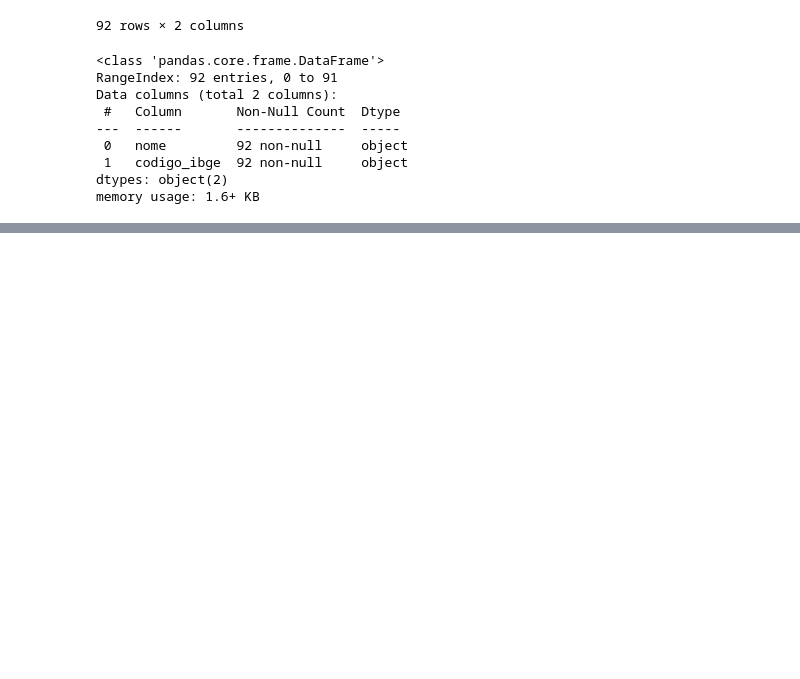
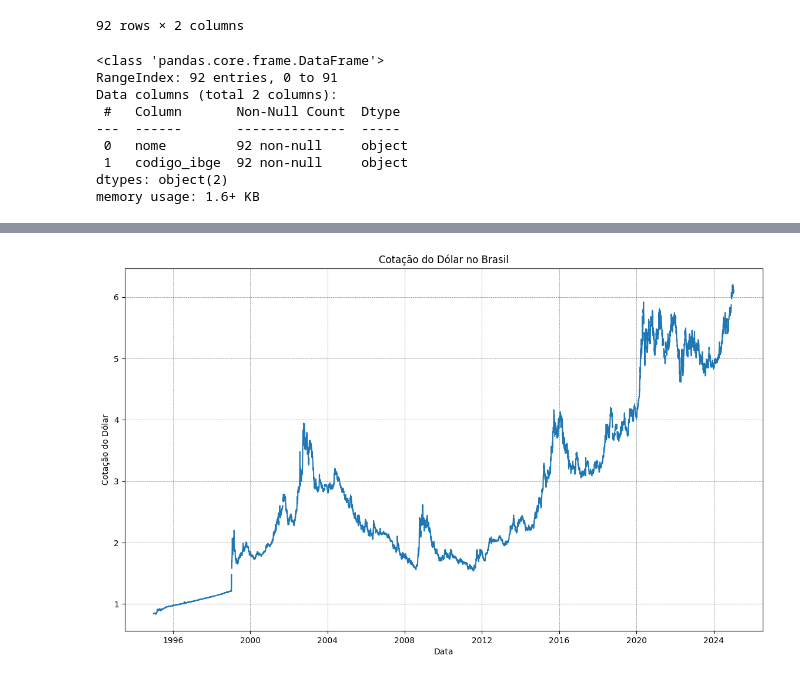
Before and after one commit to stephanyresque/Ciencia-de-dados-2, a Jupyter notebook: mes01/15_01_25.ipynb, the cells around one changed output, grey strips where cells are left out. Cells and saved outputs as stored; diff of their text form; code cells hidden in the pictures; blank space fills up the shorter version.

```diff
--- a/mes01/15_01_25.ipynb
+++ b/mes01/15_01_25.ipynb
@@ -294,0 +828,15 @@ memory usage: 1.6+ KB
+# %%
+import matplotlib.pyplot as plt
+
+fig, ax = plt.subplots(figsize=(14,8))
+
+ax.plot(df.index, df['value'])
+ax.set_title("Cotação do Dólar no Brasil")
+ax.set_ylabel('Cotação do Dólar')
+ax.set_xlabel('Data')
+
+ax.grid(linestyle='--', linewidth = 0.5, color = 'black', alpha=0.5)
+
+plt.show()
+# %% [output]
+[figure, added]
```
Also changed, not shown: parts of 47 cells of this notebook, 1 other file.
